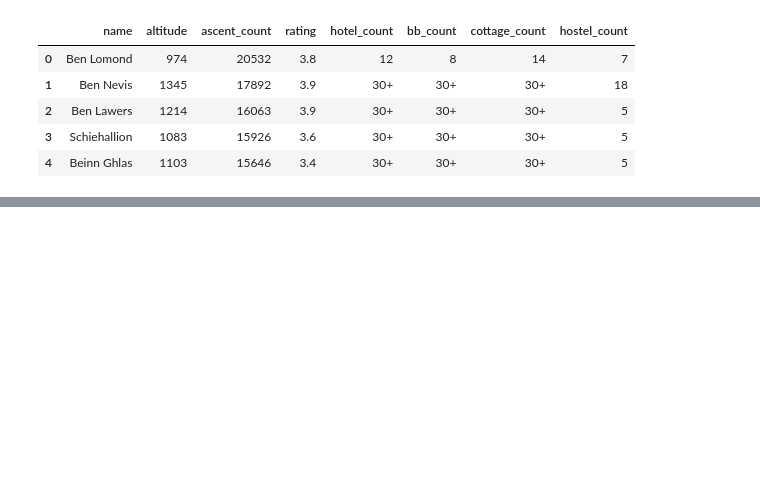
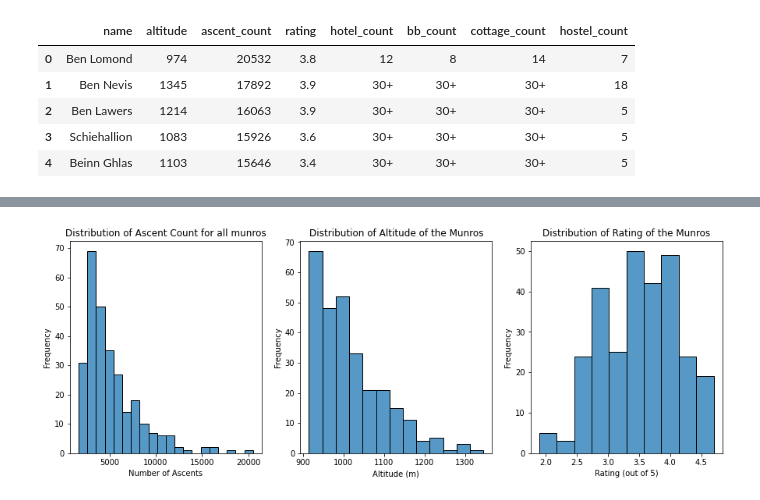
Before and after one commit to filipbalucha/FDS_final_project, a Jupyter notebook: visualization.ipynb, the cells around one changed output, grey strips where cells are left out. Cells and saved outputs as stored; diff of their text form; code cells hidden in the pictures; blank space fills up the shorter version.

```diff
--- a/visualization.ipynb
+++ b/visualization.ipynb
@@ -41,0 +22,23 @@ Note: you may need to restart the kernel to use updated packages.
+# %%
+# drawing a histogram to visualise the distribution of ascent count and height of the munro
+fig, (ax1, ax2, ax3) = plt.subplots(1, 3, figsize=(15, 5))
+
+# by taking appropriate bins into account for the dataset
+sns.histplot(df['ascent_count'], ax=ax1,bins='fd')
+ax1.set_xlabel('Number of Ascents')
+ax1.set_ylabel('Frequency')
+ax1.set_title('Distribution of Ascent Count for all munros')
+
+sns.histplot(df['altitude'], ax=ax2,bins='fd')
+ax2.set_xlabel('Altitude (m)')
+ax2.set_ylabel('Frequency')
+ax2.set_title('Distribution of Altitude of the Munros')
+
+sns.histplot(df['rating'], ax=ax3,bins='fd')
+ax3.set_xlabel('Rating (out of 5)')
+ax3.set_ylabel('Frequency')
+ax3.set_title('Distribution of Rating of the Munros')
+
+plt.show()
+# %% [output]
+[figure, added]
```
Also changed, not shown: parts of 7 cells of this notebook.
